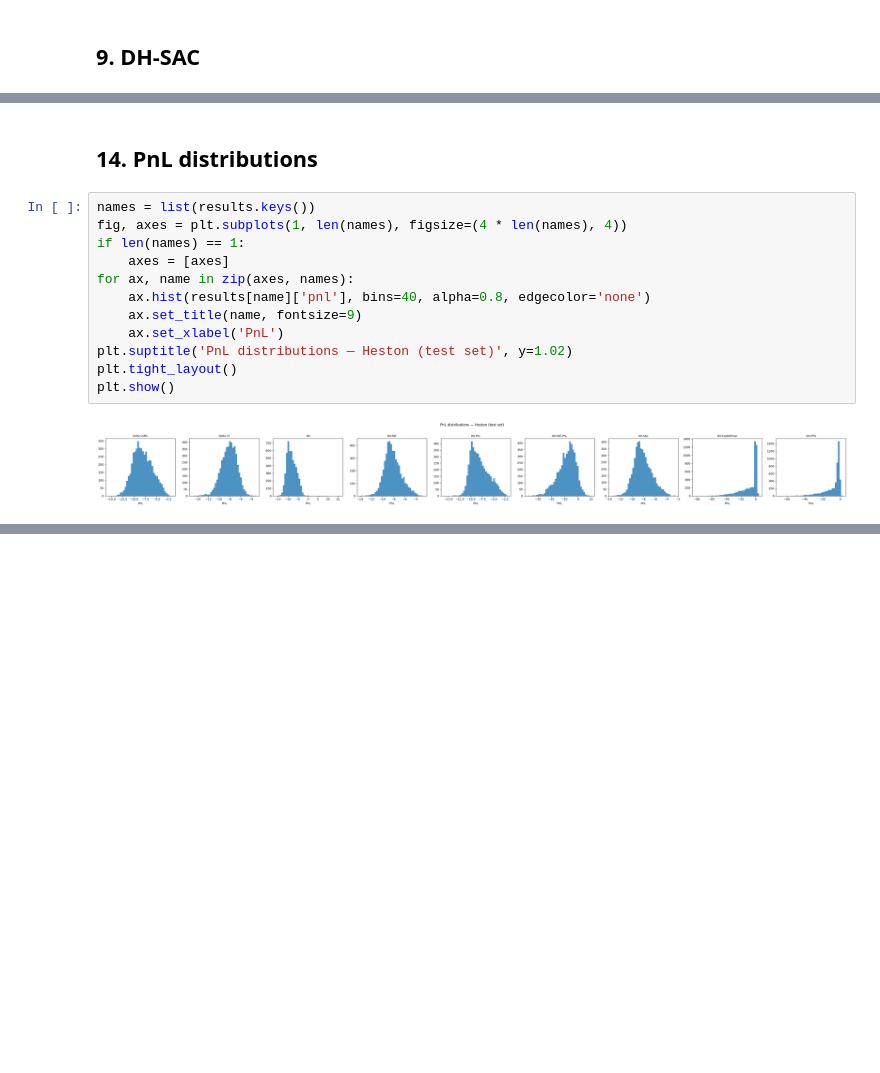
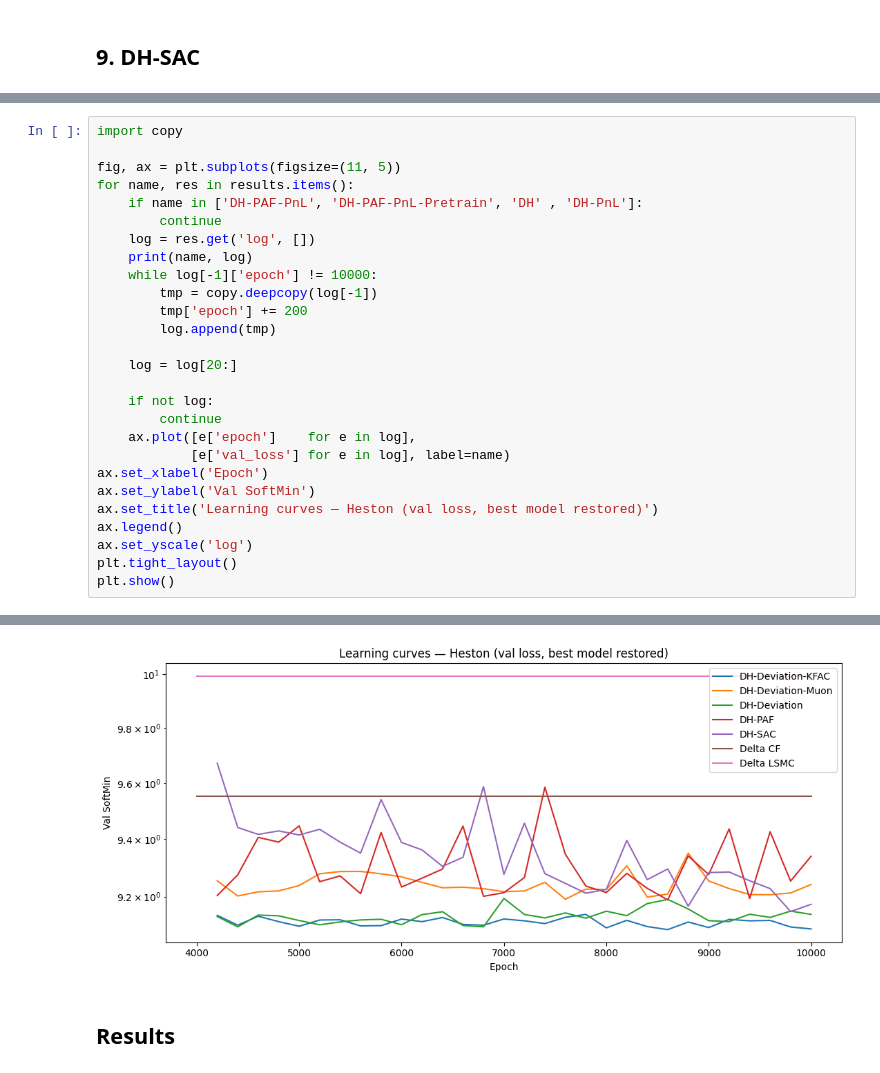
Before and after one commit to ChistyakovArtem/deep-hedging-improvements, a Jupyter notebook: gbm_comparison.ipynb, the cells around one changed output, grey strips where cells are left out. Drawn from its saved outputs; the diff is of its cells as text; blank space fills up the shorter version.

```diff
--- a/gbm_comparison.ipynb
+++ b/gbm_comparison.ipynb
@@ -283,16 +353,28 @@ results['DH-ExpBellman']
-# %% [markdown]
-## 14. PnL distributions
-# %%
-names = list(results.keys())
-fig, axes = plt.subplots(1, len(names), figsize=(4 * len(names), 4))
-if len(names) == 1:
-    axes = [axes]
-for ax, name in zip(axes, names):
-    ax.hist(results[name]['pnl'], bins=40, alpha=0.8, edgecolor='none')
-    ax.set_title(name, fontsize=9)
-    ax.set_xlabel('PnL')
-plt.suptitle('PnL distributions — Heston (test set)', y=1.02)
-plt.tight_layout()
-plt.show()
-# %% [output]
-[figure, removed]
+# %%
+import copy
+
+fig, ax = plt.subplots(figsize=(11, 5))
+for name, res in results.items():
+    if name in ['DH-PAF-PnL', 'DH-PAF-PnL-Pretrain', 'DH' , 'DH-PnL']:
+        continue
+    log = res.get('log', [])
+    print(name, log)
+    while log[-1]['epoch'] != 10000:
+        tmp = copy.deepcopy(log[-1])
+        tmp['epoch'] += 200
+        log.append(tmp)
+
+    log = log[20:]
+
+    if not log:
+        continue
+    ax.plot([e['epoch']    for e in log],
+            [e['val_loss'] for e in log], label=name)
+ax.set_xlabel('Epoch')
+ax.set_ylabel('Val SoftMin')
+ax.set_title('Learning curves — Heston (val loss, best model restored)')
+ax.legend()
+ax.set_yscale('log')
+plt.tight_layout()
+plt.show()
+# %% [output]
@@ -298,0 +388,3 @@ plt.show()
+[figure, added]
+# %% [markdown]
+## Results
```
Also changed, not shown: parts of 29 cells of this notebook.
